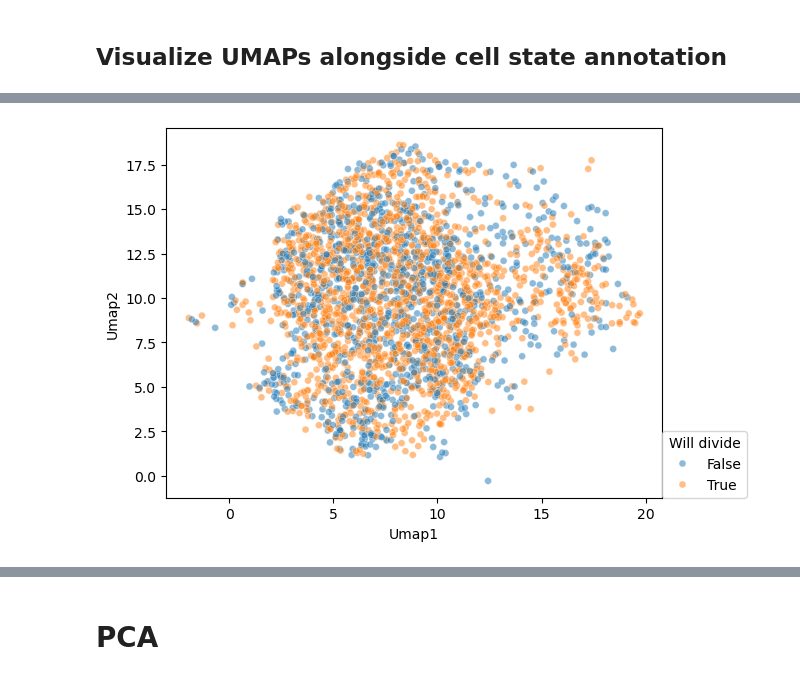
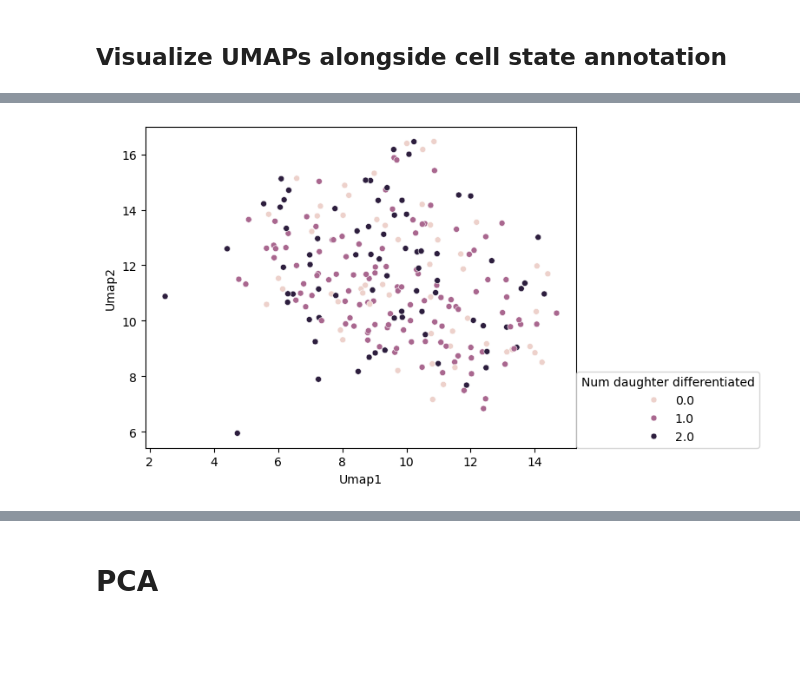
Before and after one commit to xies/mouse_skin_size_control, a Jupyter notebook: 2025_lineage_analysis/prediction_model_notebooks/Umap/umap_microenvironment.ipynb, the cells around one changed output, grey strips where cells are left out. Cells and saved outputs as stored; diff of their text form; code cells hidden in the pictures; blank space fills up the shorter version.

Commit message:
trying umap/PCA on uenvi

```diff
--- a/2025_lineage_analysis/prediction_model_notebooks/Umap/umap_microenvironment.ipynb
+++ b/2025_lineage_analysis/prediction_model_notebooks/Umap/umap_microenvironment.ipynb
@@ -82,10 +82,25 @@ def scale_by_region(df):
     return pd.concat(scaled)
 # %% [markdown]
 ### Separate measurement fields into constituent types
+# %%
+dataset_dir = '/Users/xies/Library/CloudStorage/OneDrive-Stanford/Skin/Mesa et al/Lineage models/Dataset pickles'
+figure_dir = '/Users/xies/Library/CloudStorage/OneDrive-Stanford/Skin/Mesa et al/Lineage models/Morphology differences'
+
+all_df = pd.read_pickle(path.join(dataset_dir,f'all_df.pkl'))
+basals = pd.read_pickle(path.join(dataset_dir,f'basals.pkl'))
+divisions = pd.read_pickle(path.join(dataset_dir,f'divisions.pkl'))
+divisions_12h = pd.read_pickle(path.join(dataset_dir,f'divisions_12h.pkl'))
+divisions_24h = pd.read_pickle(path.join(dataset_dir,f'divisions_24h.pkl'))
+divisions_36h = pd.read_pickle(path.join(dataset_dir,f'divisions_36h.pkl'))
+divisions_48h = pd.read_pickle(path.join(dataset_dir,f'divisions_48h.pkl'))
+divisions_56h = pd.read_pickle(path.join(dataset_dir,f'divisions_56h.pkl'))
+divisions_60h = pd.read_pickle(path.join(dataset_dir,f'divisions_60h.pkl'))
+divisions_72h = pd.read_pickle(path.join(dataset_dir,f'divisions_72h.pkl'))
+births = pd.read_pickle(path.join(dataset_dir,f'births.pkl'))
 # %%
 from functools import reduce
 
-measurement_types = basals.columns.get_level_values(1)
+measurement_types = divisions.columns.get_level_values(1)
 
 #Intrinsics
 shapes = basals.columns[ (measurement_types.str.contains('shape') | measurement_types.str.contains('shcoeff'))
@@ -101,7 +116,7 @@ intrinsic_features = reduce(list.__add__, [f.tolist() for f in [shapes,position,
 # Environment
 tissue_geom = basals.columns[measurement_types.str.contains('Measurement tissue geometry')]
 collagen = basals.columns[measurement_types.str.contains('ollagen')]
-tissue_topo = basals.columns[measurement_types == 'Measurement topology']
+tissue_topo = basals.columns[measurement_types.str.contains('topology')]
 adjac_shape = basals.columns[(measurement_types.str.contains('adjac') & measurement_types.str.contains('shape'))
                 | (measurement_types.str.contains('adjac') & measurement_types.str.contains('shcoeff'))]
 drop = [f for f in adjac_shape if 'Manual' in f[0]]
@@ -122,6 +137,6 @@ extrinsic_features = reduce(list.__add__, [f.tolist() for f in [tissue_geom,coll
 times = basals.columns[measurement_types == 'Measurement time']
 metas = basals.columns[measurement_types == 'Meta']
 
-accounted_for = set(intrinsic_features).union(set(extrinsic_features))
+accounted_for = set(intrinsic_features).union(set(extrinsic_features)).union(metas).union(times)
 set(basals.columns) - accounted_for
 # %% [output]
@@ -145,7 +160,7 @@ set(basals.columns) - accounted_for
 # %%
 # Standardize
 
-extrinsic_measurements = basals[extrinsic_features]
+extrinsic_measurements = divisions[extrinsic_features]
 features2drop = extrinsic_measurements.columns[extrinsic_measurements.isna().sum() > 200]
 extrinsic_measurements = extrinsic_measurements.drop(columns=features2drop)
 extrinsic_measurements = extrinsic_measurements.dropna(axis=0)
@@ -253,7 +270,7 @@ Obvious batch effects... but is it biological?
 # %% [markdown]
 ### Stability test
 # %%
-Niter = 6
+Niter = 1
 
 _mapped = pd.DataFrame(index=scaled_data.index)
 _mapped['Region'] = scaled_data['Region']
@@ -331,8 +348,8 @@ df
 # %%
 _df = df.droplevel(axis=1,level=1)
-_df = _df[_df['Fate known']]
-ax = sb.scatterplot( _df,x='Umap1',y='Umap2',hue='Will divide',alpha=0.5)
+# _df = _df[_df['Fate known']]
+ax = sb.scatterplot( _df,x='Umap1',y='Umap2',hue='Num daughter differentiated',alpha=1)
 sb.move_legend(ax,[1,0])
 # %% [output]
-[figure, old version]
+[figure, new version]
 # %%
```
Also changed, not shown: parts of 14 cells of this notebook, 5 other files.
